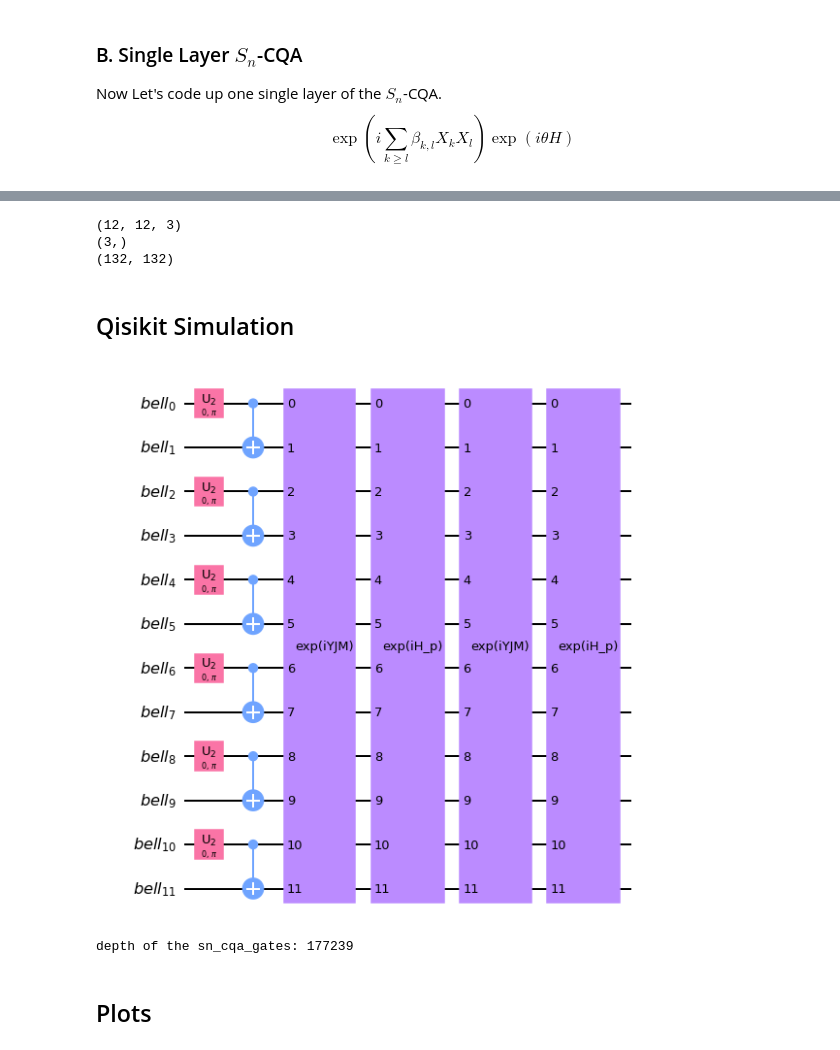
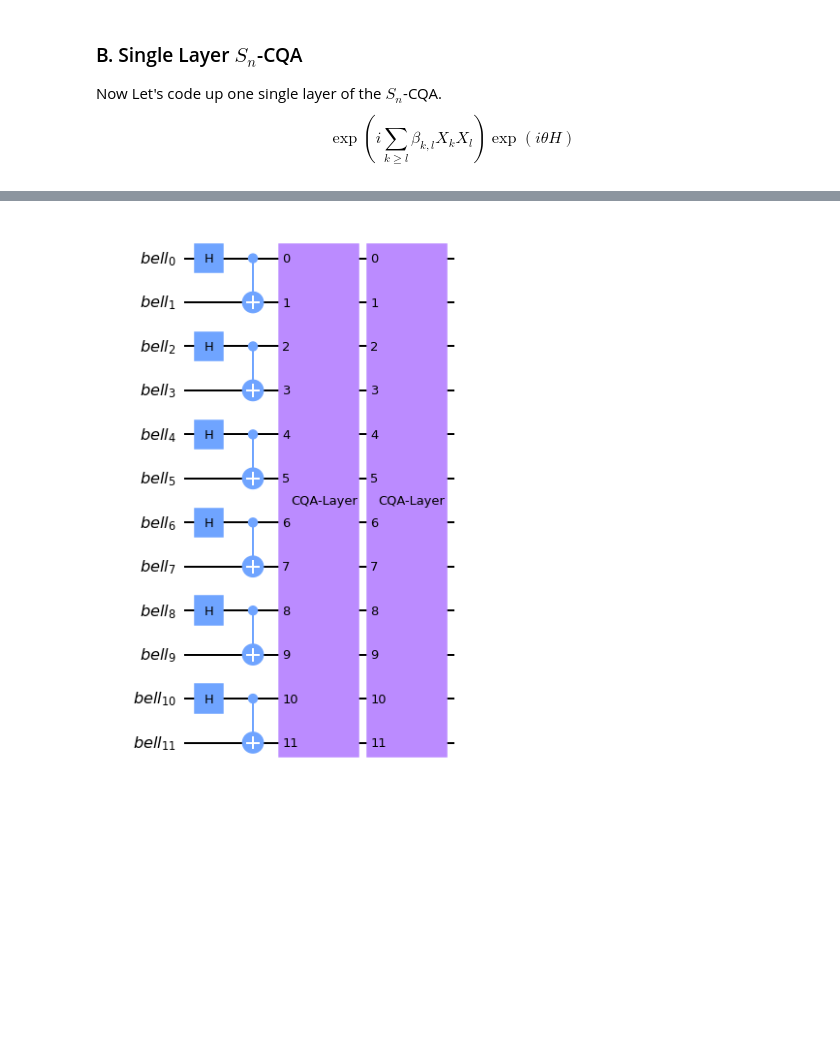
Before and after one commit to hanzheng98/Sn-CQA, a Jupyter notebook: CQA_Modules.ipynb, the cells around one changed output, grey strips where cells are left out. Cells and saved outputs as stored; diff of their text form; code cells hidden in the pictures; blank space fills up the shorter version.

```diff
--- a/CQA_Modules.ipynb
+++ b/CQA_Modules.ipynb
@@ -284,30 +266,4 @@ def Heis_Conv2d(Ham, Hparam):
 Once we have one layer, we can simply stack up even more by introducing the control parameters $p$.
 # %%
-def random_params(p: int, scale=float(1e-2)):
-    YJMparams = jnp.zeros((Nsites, Nsites, p))
-    Hparams = jnp.zeros((p))
-    for i in range(p):
-        w_key, b_key = random.split(random.PRNGKey(int(i)))
-        YJMparams = YJMparams.at[:, :, i].set(jnp.multiply(scale, random.normal(w_key, (Nsites, Nsites))))
-        Hparams = Hparams.at[i].set(jnp.multiply(scale, random.normal(b_key)))
-    return YJMparams, Hparams
-
-YJMparams, Hparams = random_params(3)
-print(YJMparams.shape)
-print(Hparams.shape)
-
-def CSn_Ansazte(YJMs_mat, Ham, p,YJMparams, Hparams):
-    # rep_mat_H = self.Ham_rep()
-    ansatze = jnp.diag(jnp.ones(dim))
-    for i in range(p):
-        Heis_conv = Heis_Conv2d(Ham,Hparams.at[i].get())
-        YJM_conv = YJM_Conv2d(YJMs_mat,YJMparams.at[:, :, i].get())
-        ansatz = jnp.matmul(YJM_conv, Heis_conv)
-        ansatze = jnp.matmul(ansatz, ansatze)
-        ansatze = ansatze / jnp.linalg.norm(ansatze, ord=int(2))
-    return ansatze
-
-Ham = Ham_rep(lattice, partit, J, dim)
-CQA_ansatze = CSn_Ansazte(YJMs_mat, Ham, 4, YJMparams, Hparams)
-print(CQA_ansatze.shape)
+Sn_cqa.draw('mpl')
 # %% [output]
@@ -315,5 +270 @@ WARNING:absl:No GPU/TPU found, falling back to CPU. (Set TF_CPP_MIN_LOG_LEVEL=0
-(12, 12, 3)
-(3,)
-(132, 132)
+[figure, added]
-# %% [markdown]
-## Qisikit Simulation
@@ -367,32 +270,0 @@ def getJ1J2_Ham(J: list, J1_edges: list, J2_edges:list, num_sites: int) -> Pauli
-# %%
-edge_colors = [[[0, 1, 1], [0, 4, 1], [1, 2,1],
-               [2, 3, 1], [2,5,1], [4,6,1], [6,8,1], [6,7,1],
-              [5,9,1], [8,9,1],[9,10,1], [9,11,1]],
-               # J2 terms now for the frustration
-               [[1,4,2], [3,5,2], [5,8,2], [7,8,2], [10,11,2], [0,2,2],
-               [1,3,2], [2,9,2], [1,5,2], [5,10,2], [5,11,2], [8,10,2],
-               [8,11,2], [4,7,2], [0,6,2], [6,9,2], [4,8,2]]]
-    # print(edge_colors[0])
-    # print(edge_colors[1])
-    # lattice = nx.graph()
-    # for edgeJ1 in edge_colors[0]:
-    #     lattice.add_edge(edgeJ1[0], edgeJ1[1])
-num_sites = 12
-Heisenberg = getJ1J2_Ham([1.0, 0.5], edge_colors[0], edge_colors[1], num_sites)
-# print(Heisenberg)
-
-p = 2 # num of alternating layers
-YJMparams = np.random.randn(p, num_sites, num_sites)
-Heisparams = np.random.randn(p)
-irrep = [6, 6]
-Sn_cqa = CQA(num_sites, p, Heisenberg, irrep, YJMparams, Heisparams, debug=False)
-Sn_cqa.decompose().draw('mpl')
-# %% [output]
-[figure, removed]
-# %%
-Sn_cqa_gates = transpile(Sn_cqa, basis_gates=['id', 'rz', 'sx', 'x', 'cx', 'cy', 'cry', 'h', 'ry'])
-print('depth of the sn_cqa_gates: {}'.format(Sn_cqa_gates.depth()))
-# %% [output]
-depth of the sn_cqa_gates: 177239
-# %% [markdown]
-## Plots
```
Also changed, not shown: parts of 17 cells of this notebook, 4 other files.
